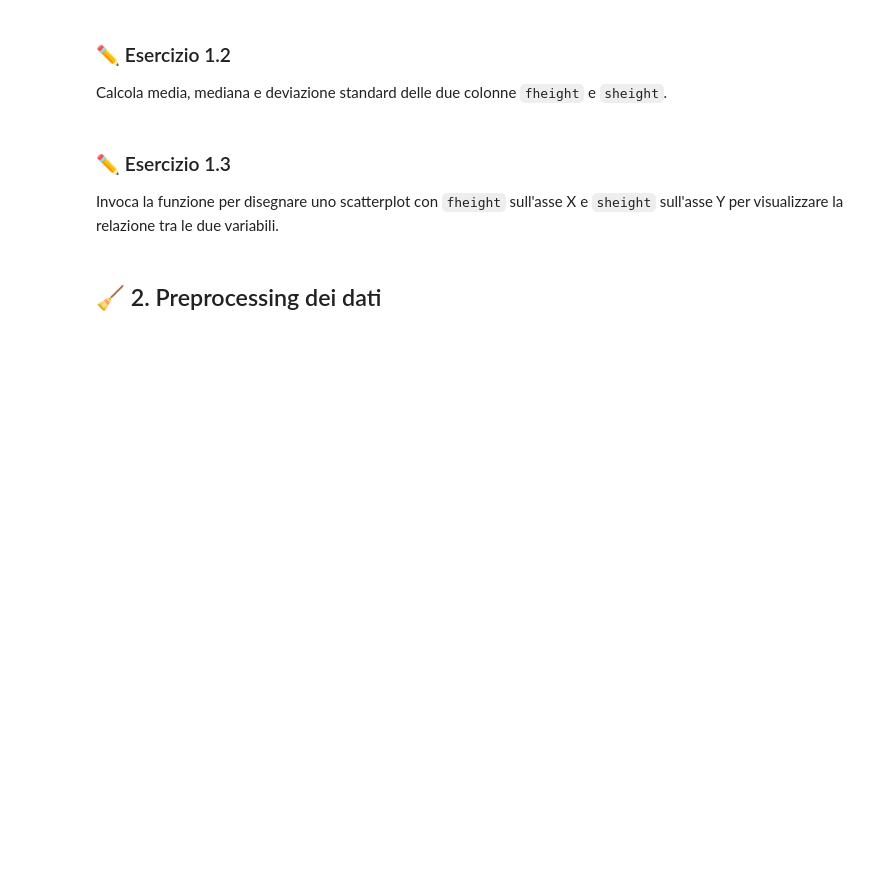
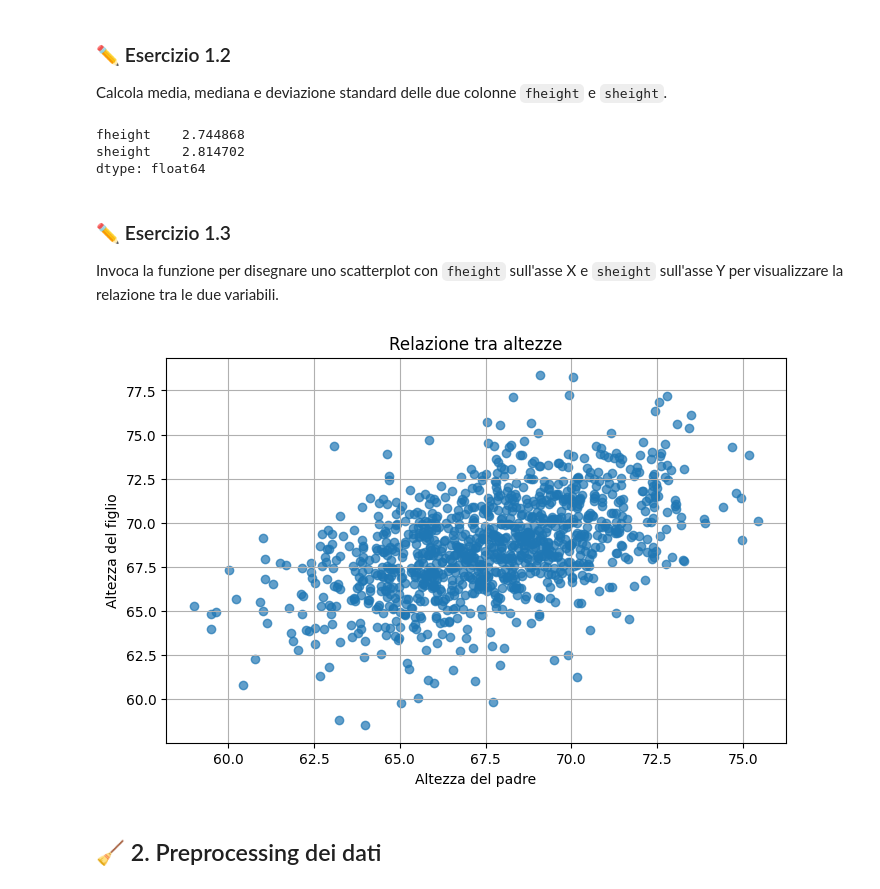
Before and after one commit to PippoPasta/fathers-son-dataset, a Jupyter notebook: Regressione_Lineare_Altezze.ipynb, the cells around one changed output. Saved outputs shown, nothing was run; the diff lists cells and outputs as text; code cells hidden in the pictures; blank space fills up the shorter version.

```diff
--- a/Regressione_Lineare_Altezze.ipynb
+++ b/Regressione_Lineare_Altezze.ipynb
@@ -43,38 +43,43 @@ print(dataframe)
 ### ✏️ Esercizio 1.2
 Calcola media, mediana e deviazione standard delle due colonne `fheight` e `sheight`.
 # %%
-import pandas as pd
-
-dataframe = pd.read_csv("pearson_dataset.csv")
-
-fheight = dataframe[['fheight']]
-sheight = dataframe[['sheight']]
+dataframe.std()
+# %% [output]
+fheight    2.744868
+sheight    2.814702
+dtype: float64
 # %% [markdown]
 ### ✏️ Esercizio 1.3
 Invoca la funzione per disegnare uno scatterplot con `fheight` sull'asse X e `sheight` sull'asse Y per visualizzare la relazione tra le due variabili.
 # %%
+import matplotlib.pyplot as plt
+
 def plot_scatter(df, x_col, y_col, x_label=None, y_label=None, title=None):
     """
     Crea uno scatter plot generico tra due colonne di un DataFrame.
 
     Parametri:
     - df: pandas DataFrame contenente i dati
     - x_col: nome della colonna da usare sull'asse X
     - y_col: nome della colonna da usare sull'asse Y
     - x_label: etichetta asse X (opzionale)
     - y_label: etichetta asse Y (opzionale)
     - title: titolo del grafico (opzionale)
     """
     plt.figure(figsize=(8, 5))
     plt.scatter(df[x_col], df[y_col], alpha=0.7)
     plt.xlabel(x_label if x_label else x_col)
     plt.ylabel(y_label if y_label else y_col)
     plt.title(title if title else f"{y_col} vs {x_col}")
     plt.grid(True)
     plt.show()
 
 # Esempio d'uso
 # plot_scatter(df, "fheight", "sheight", "Altezza del padre", "Altezza del figlio", "Relazione tra altezze")
+
+plot_scatter(dataframe, "fheight", "sheight", "Altezza del padre", "Altezza del figlio", "Relazione tra altezze")
+# %% [output]
+[figure, added]
 # %% [markdown]
 ## 🧹 2. Preprocessing dei dati
 # %% [markdown]
```
Also changed, not shown: parts of 1 cell of this notebook.
